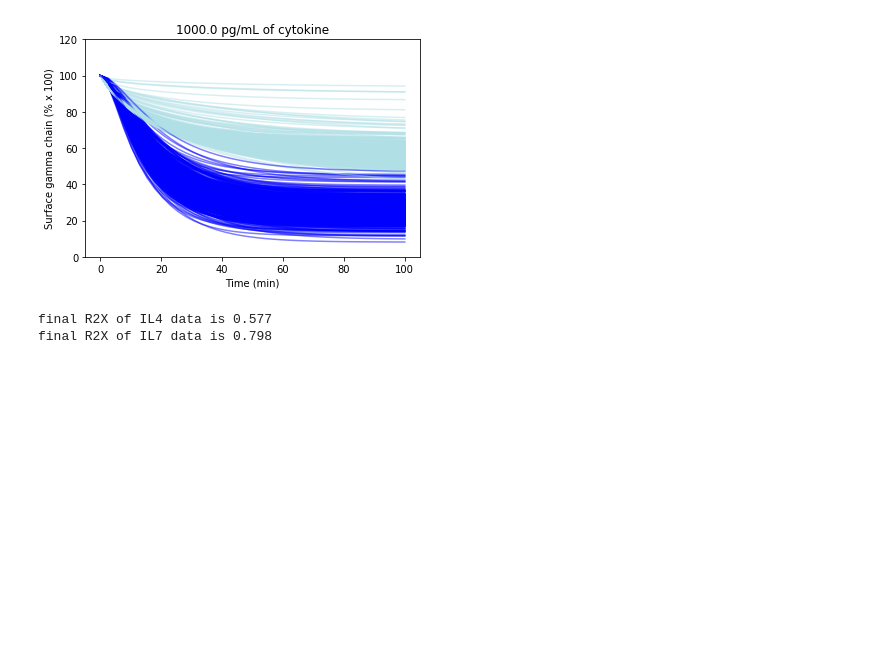
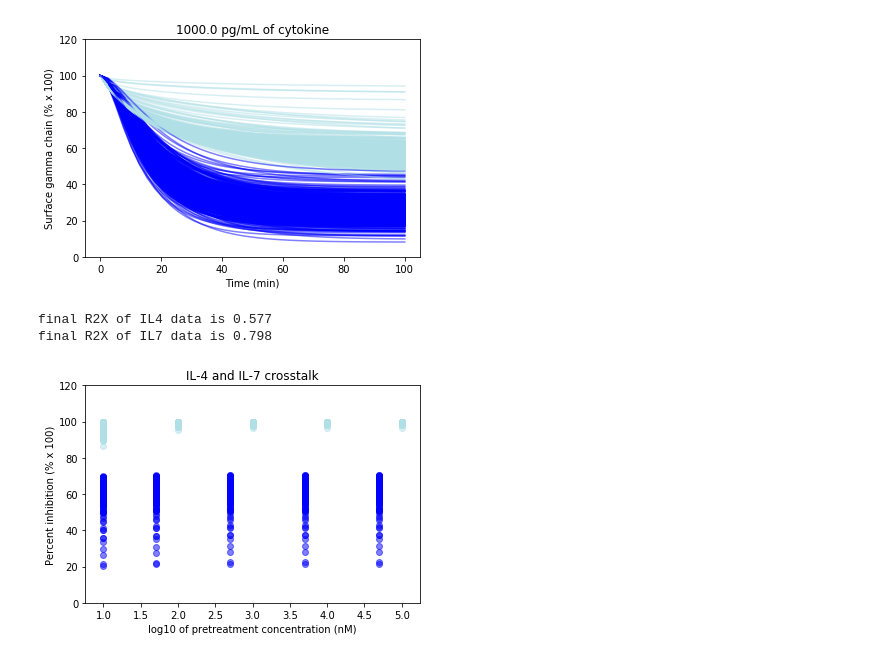
Before and after one commit to meyer-lab/gc-valent, a Jupyter notebook: BMES_submission_adam.ipynb, the cells around one changed output. Drawn from its saved outputs; the diff is of its cells as text; code cells hidden in the pictures; blank space fills up the shorter version.

Commit message:
getting plots in line for BMES

```diff
--- a/BMES_submission_adam.ipynb
+++ b/BMES_submission_adam.ipynb
@@ -112,3 +113,24 @@ calc_R2X()
 # %% [output]
 final R2X of IL4 data is 0.577
 final R2X of IL7 data is 0.798
+# %%
+def plot_pretreat():
+    unkVec, scales = import_samples()
+    dataIL4, dataIL7, data_pretreat = data_path()
+    IL7_pretreat_conc = data_pretreat[:, 0] # concentrations used for IL7 pretreatment followed by IL4 stimulation
+    IL4_pretreat_conc = data_pretreat[:, 5] # concentrations used for IL4 pretreatment followed by IL7 stimulation
+    for ii in range(500):
+        output = pretreat_calc(unkVec[:, ii])
+        IL4_stim = output[0:5]
+        IL7_stim = output[5:10]
+        plt.scatter(np.log10(IL7_pretreat_conc), IL4_stim, color='powderblue', alpha=0.5, zorder=ii)
+        plt.scatter(np.log10(IL4_pretreat_conc), IL7_stim, color='b', alpha=0.5, zorder=ii)
+
+    plt.title('IL-4 and IL-7 crosstalk')
+    plt.ylim(0,120)
+    plt.ylabel("Percent inhibition (% x 100)")
+    plt.xlabel("log10 of pretreatment concentration (nM)")
+
+plot_pretreat()
+# %% [output]
+[figure, added]
```
Also changed, not shown: parts of 3 cells of this notebook, 2 other files.
